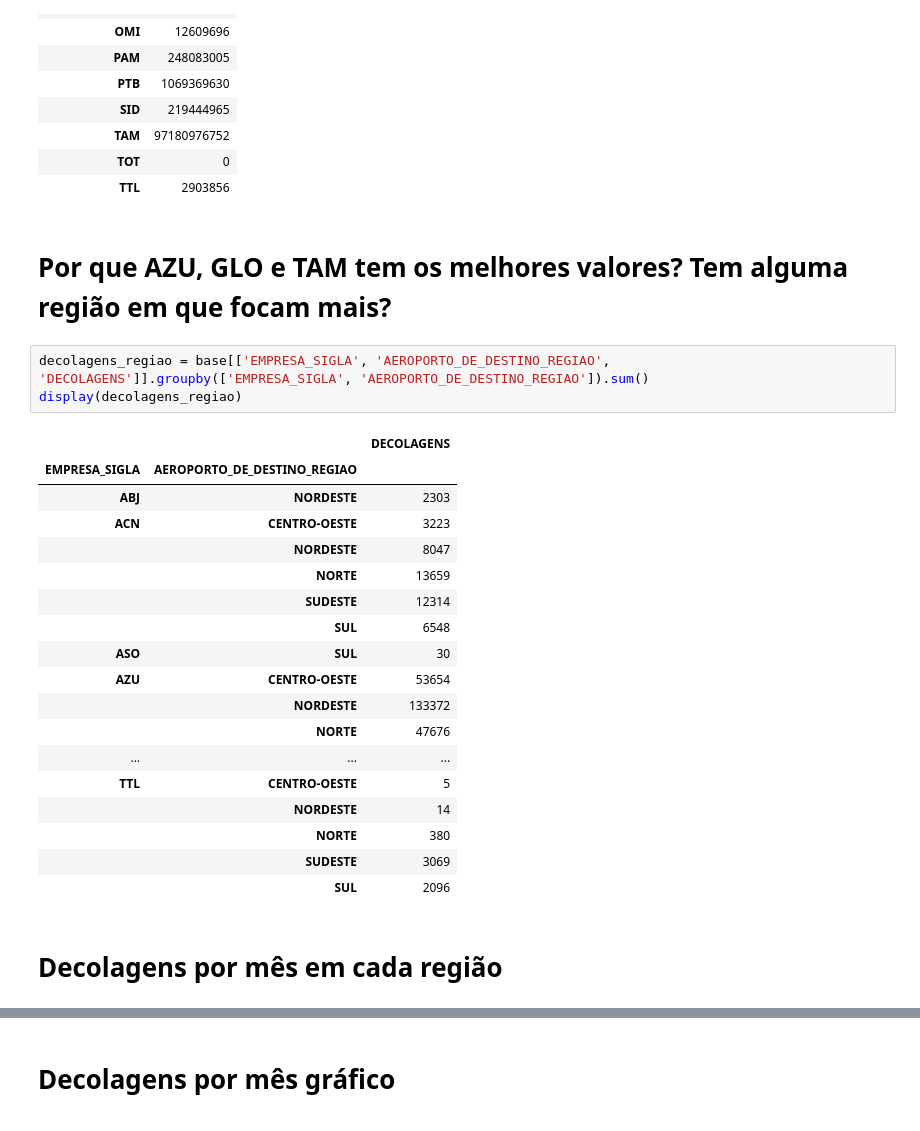
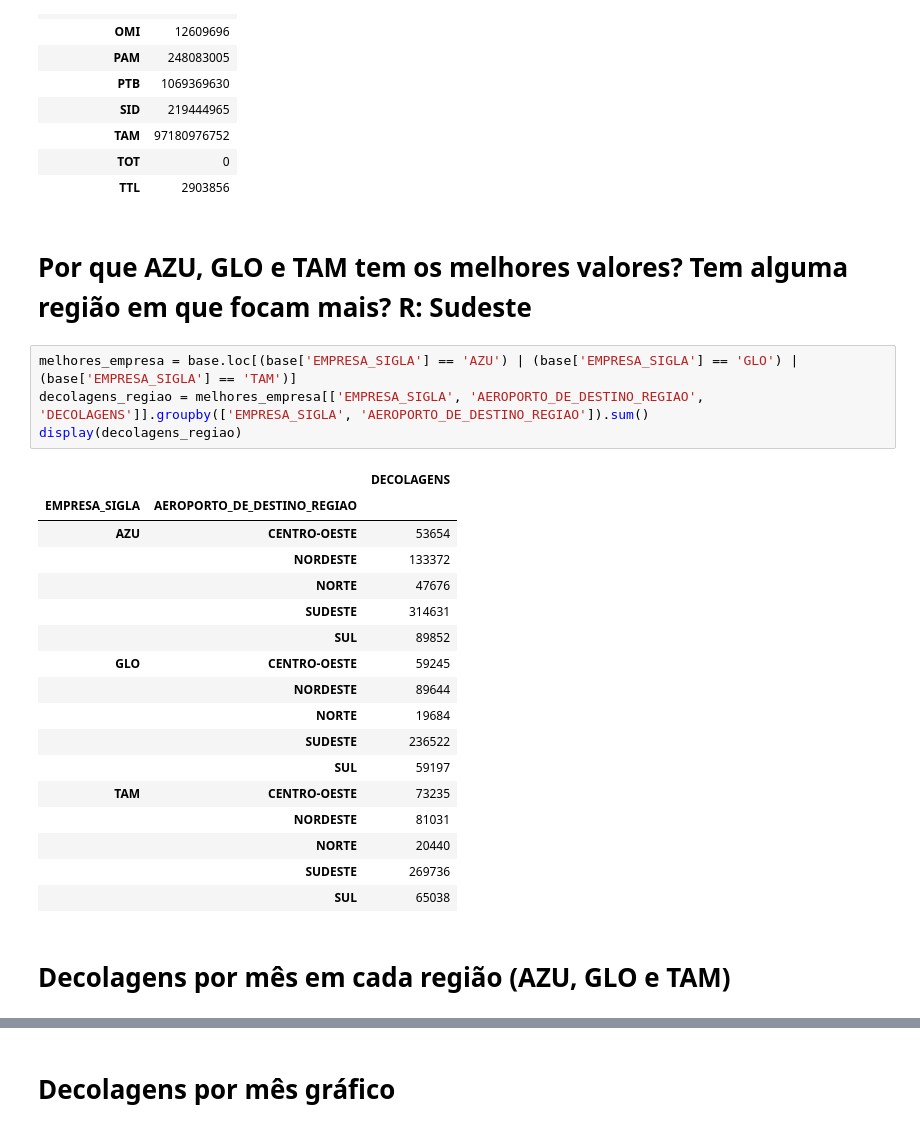
Before and after one commit to lgmro/analise_dados_big_data, a Jupyter notebook: Analise_Descritiva.ipynb, the cells around one changed output, grey strips where cells are left out. Cells and saved outputs as stored; diff of their text form.

```diff
--- a/Analise_Descritiva.ipynb
+++ b/Analise_Descritiva.ipynb
@@ -128,29 +115,29 @@ display(ask_empresa)
 | TOT | 0 |
 | TTL | 2903856 |
 # %% [markdown]
-# Por que AZU, GLO e TAM tem os melhores valores? Tem alguma região em que focam mais?
+# Por que AZU, GLO e TAM tem os melhores valores? Tem alguma região em que focam mais? R: Sudeste
 # %%
-decolagens_regiao = base[['EMPRESA_SIGLA', 'AEROPORTO_DE_DESTINO_REGIAO', 'DECOLAGENS']].groupby(['EMPRESA_SIGLA', 'AEROPORTO_DE_DESTINO_REGIAO']).sum()
+melhores_empresa = base.loc[(base['EMPRESA_SIGLA'] == 'AZU') | (base['EMPRESA_SIGLA'] == 'GLO') | (base['EMPRESA_SIGLA'] == 'TAM')]
+decolagens_regiao = melhores_empresa[['EMPRESA_SIGLA', 'AEROPORTO_DE_DESTINO_REGIAO', 'DECOLAGENS']].groupby(['EMPRESA_SIGLA', 'AEROPORTO_DE_DESTINO_REGIAO']).sum()
 display(decolagens_regiao)
 # %% [output]
 |  |  | DECOLAGENS |
 | EMPRESA_SIGLA | AEROPORTO_DE_DESTINO_REGIAO |  |
-| ABJ | NORDESTE | 2303 |
-| ACN | CENTRO-OESTE | 3223 |
-|  | NORDESTE | 8047 |
-|  | NORTE | 13659 |
-|  | SUDESTE | 12314 |
-|  | SUL | 6548 |
-| ASO | SUL | 30 |
 | AZU | CENTRO-OESTE | 53654 |
 |  | NORDESTE | 133372 |
 |  | NORTE | 47676 |
-| ... | ... | ... |
-| TTL | CENTRO-OESTE | 5 |
-|  | NORDESTE | 14 |
-|  | NORTE | 380 |
-|  | SUDESTE | 3069 |
-|  | SUL | 2096 |
+|  | SUDESTE | 314631 |
+|  | SUL | 89852 |
+| GLO | CENTRO-OESTE | 59245 |
+|  | NORDESTE | 89644 |
+|  | NORTE | 19684 |
+|  | SUDESTE | 236522 |
+|  | SUL | 59197 |
+| TAM | CENTRO-OESTE | 73235 |
+|  | NORDESTE | 81031 |
+|  | NORTE | 20440 |
+|  | SUDESTE | 269736 |
+|  | SUL | 65038 |
 # %% [markdown]
-# Decolagens por mês em cada região
+# Decolagens por mês em cada região (AZU, GLO e TAM)
 # %%
```
Also changed, not shown: parts of 9 cells of this notebook.
